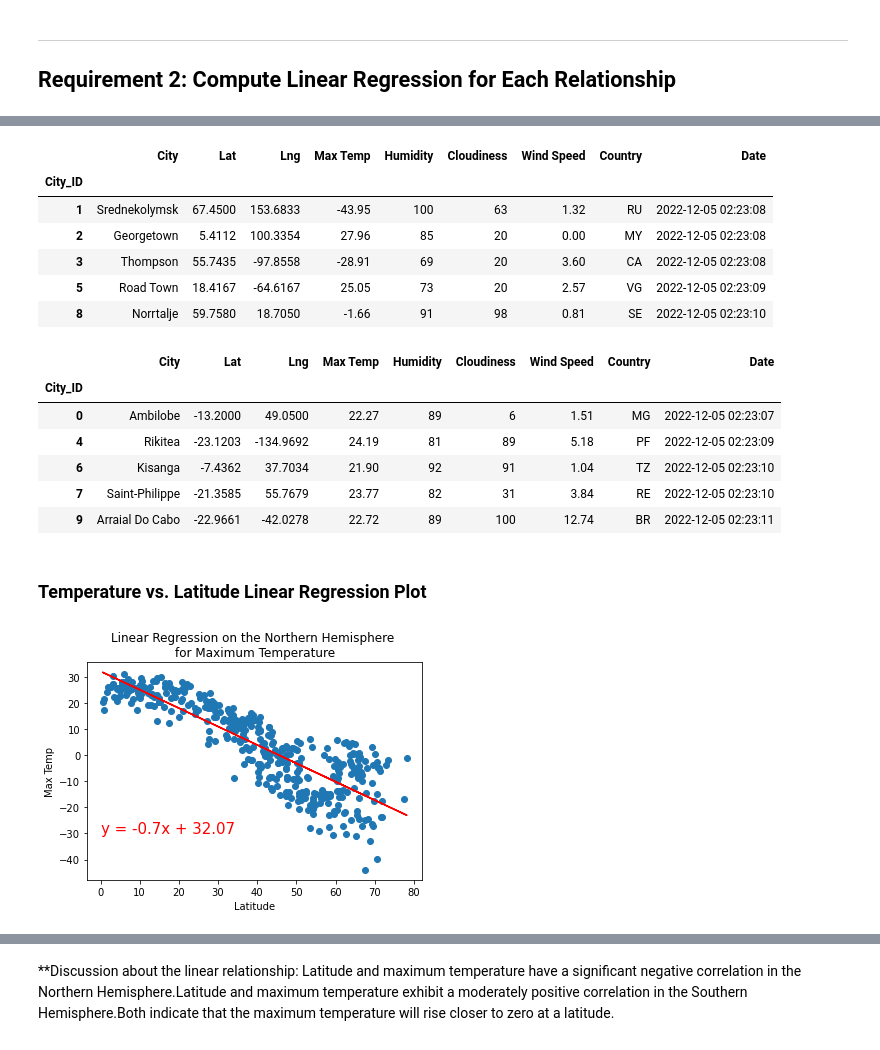
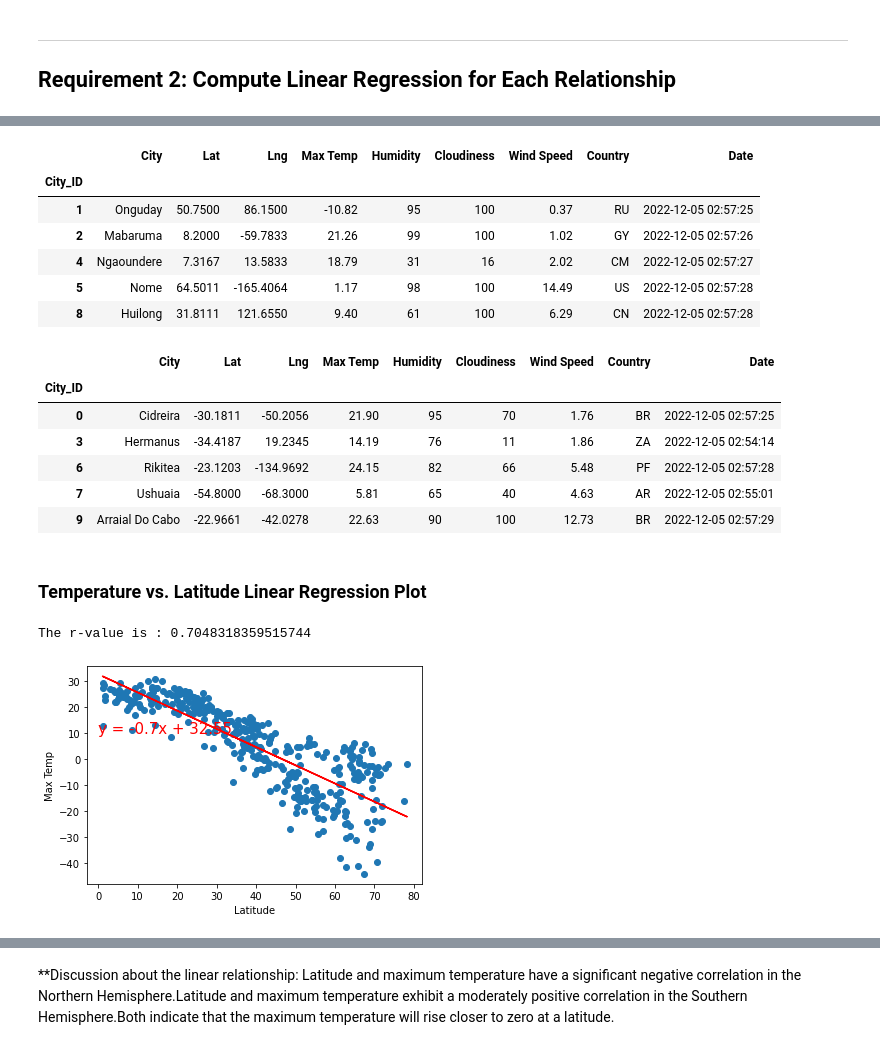
Before and after one commit to Gilaine-UOT/Python_API_Challenge, a Jupyter notebook: WeatherPy/WeatherPy.ipynb, the cells around one changed output, grey strips where cells are left out. Cells and saved outputs as stored; diff of their text form; code cells hidden in the pictures.

```diff
--- a/WeatherPy/WeatherPy.ipynb
+++ b/WeatherPy/WeatherPy.ipynb
@@ -316,29 +316,16 @@ plt.show()
 ## Requirement 2: Compute Linear Regression for Each Relationship
 # %%
 # Define a function to create Linear Regression plots
-# Import linregress
-from scipy.stats import linregress
-
-
-# Create a function to create perform linear regression on the weather data
-# and plot a regression line and the equation with the data.
-def plot_linear_regression(x_values, y_values, title, y_label, text_coordinates):
-
-    # Run regression on hemisphere weather data.
-    (slope, intercept, r_value, p_value, std_err) = linregress(x_values, y_values)
-
-    # Calculate the regression line "y values" from the slope and intercept.
-    regress_values = x_values * slope + intercept
-    # Get the equation of the line.
-    line_eq = "y = " + str(round(slope,2)) + "x + " + str(round(intercept,2))
-    # Create a scatter plot and plot the regression line.
-    plt.scatter(x_values,y_values)
-    plt.plot(x_values,regress_values,"r")
-    # Annotate the text for the line equation.
-    plt.annotate(line_eq, text_coordinates, fontsize=15, color="red")
-    plt.xlabel('Latitude')
-    plt.ylabel(y_label)
-    plt.title(title)
+def lnplot(x,y,xtext, ytext):
+    plt.plot(x, y, 'o')
+    slope, intercept, r, p, std_err = linregress(list(x),list(y))
+    expected_y = [intercept + slope * i for i in list(x)]
+    plt.plot(x, expected_y, color='red')
+    ln_eq = "y = " + str(round(slope,2)) + "x + " + str(round(intercept,2))
+    plt.annotate(ln_eq, (0,10),fontsize=15, color='red')
+    plt.xlabel(f'{xtext}')
+    plt.ylabel(f'{ytext}')
+    print(f'The r-value is : {r**2}')
     plt.show()
 
 
@@ -373,44 +347,40 @@ city_data_df.loc[(city_data_df["Lat"] >= 0)].head()
 # %%
+
 # Create a DataFrame with the Northern Hemisphere data (Latitude >= 0)
-northern_hemi_df = city_data_df.loc[(city_data_df["Lat"] >= 0)]
+northern_hemi_df = city_data_df.loc[city_data_df['Lat'] >= 0, :]
 
 # Display sample data
 northern_hemi_df.head()
 # %% [output]
 |  | City | Lat | Lng | Max Temp | Humidity | Cloudiness | Wind Speed | Country | Date |
 | City_ID |  |  |  |  |  |  |  |  |  |
-| 1 | Srednekolymsk | 67.4500 | 153.6833 | -43.95 | 100 | 63 | 1.32 | RU | 2022-12-05 02:23:08 |
-| 2 | Georgetown | 5.4112 | 100.3354 | 27.96 | 85 | 20 | 0.00 | MY | 2022-12-05 02:23:08 |
-| 3 | Thompson | 55.7435 | -97.8558 | -28.91 | 69 | 20 | 3.60 | CA | 2022-12-05 02:23:08 |
-| 5 | Road Town | 18.4167 | -64.6167 | 25.05 | 73 | 20 | 2.57 | VG | 2022-12-05 02:23:09 |
-| 8 | Norrtalje | 59.7580 | 18.7050 | -1.66 | 91 | 98 | 0.81 | SE | 2022-12-05 02:23:10 |
+| 1 | Onguday | 50.7500 | 86.1500 | -10.82 | 95 | 100 | 0.37 | RU | 2022-12-05 02:57:25 |
+| 2 | Mabaruma | 8.2000 | -59.7833 | 21.26 | 99 | 100 | 1.02 | GY | 2022-12-05 02:57:26 |
+| 4 | Ngaoundere | 7.3167 | 13.5833 | 18.79 | 31 | 16 | 2.02 | CM | 2022-12-05 02:57:27 |
+| 5 | Nome | 64.5011 | -165.4064 | 1.17 | 98 | 100 | 14.49 | US | 2022-12-05 02:57:28 |
+| 8 | Huilong | 31.8111 | 121.6550 | 9.40 | 61 | 100 | 6.29 | CN | 2022-12-05 02:57:28 |
 # %%
+
 # Create a DataFrame with the Southern Hemisphere data (Latitude < 0)
-southern_hemi_df = city_data_df.loc[(city_data_df["Lat"] < 0)]
+southern_hemi_df = city_data_df.loc[city_data_df['Lat'] < 0, :]
 
 # Display sample data
 southern_hemi_df.head()
 # %% [output]
 |  | City | Lat | Lng | Max Temp | Humidity | Cloudiness | Wind Speed | Country | Date |
 | City_ID |  |  |  |  |  |  |  |  |  |
-| 0 | Ambilobe | -13.2000 | 49.0500 | 22.27 | 89 | 6 | 1.51 | MG | 2022-12-05 02:23:07 |
-| 4 | Rikitea | -23.1203 | -134.9692 | 24.19 | 81 | 89 | 5.18 | PF | 2022-12-05 02:23:09 |
-| 6 | Kisanga | -7.4362 | 37.7034 | 21.90 | 92 | 91 | 1.04 | TZ | 2022-12-05 02:23:10 |
-| 7 | Saint-Philippe | -21.3585 | 55.7679 | 23.77 | 82 | 31 | 3.84 | RE | 2022-12-05 02:23:10 |
-| 9 | Arraial Do Cabo | -22.9661 | -42.0278 | 22.72 | 89 | 100 | 12.74 | BR | 2022-12-05 02:23:11 |
+| 0 | Cidreira | -30.1811 | -50.2056 | 21.90 | 95 | 70 | 1.76 | BR | 2022-12-05 02:57:25 |
+| 3 | Hermanus | -34.4187 | 19.2345 | 14.19 | 76 | 11 | 1.86 | ZA | 2022-12-05 02:54:14 |
+| 6 | Rikitea | -23.1203 | -134.9692 | 24.15 | 82 | 66 | 5.48 | PF | 2022-12-05 02:57:28 |
+| 7 | Ushuaia | -54.8000 | -68.3000 | 5.81 | 65 | 40 | 4.63 | AR | 2022-12-05 02:55:01 |
+| 9 | Arraial Do Cabo | -22.9661 | -42.0278 | 22.63 | 90 | 100 | 12.73 | BR | 2022-12-05 02:57:29 |
 # %% [markdown]
 ###  Temperature vs. Latitude Linear Regression Plot
 # %%
 # Linear regression on Northern Hemisphere
-
-
-# Linear regression on the Northern Hemisphere for Max Temp
-x_values = northern_hemi_df["Lat"]
-y_values = northern_hemi_df["Max Temp"]
-# Call the function.
-plot_linear_regression(x_values, y_values,
-                       'Linear Regression on the Northern Hemisphere \nfor Maximum Temperature', 'Max Temp',(0,-30))
+lnplot(northern_hemi_df['Lat'],northern_hemi_df['Max Temp'],'Latitude', 'Max Temp')
 # %% [output]
+The r-value is : 0.7048318359515744
-[figure, old version]
+[figure, new version]
 # %%
 # Linear regression on Southern Hemisphere
```
Also changed, not shown: parts of 25 cells of this notebook.
